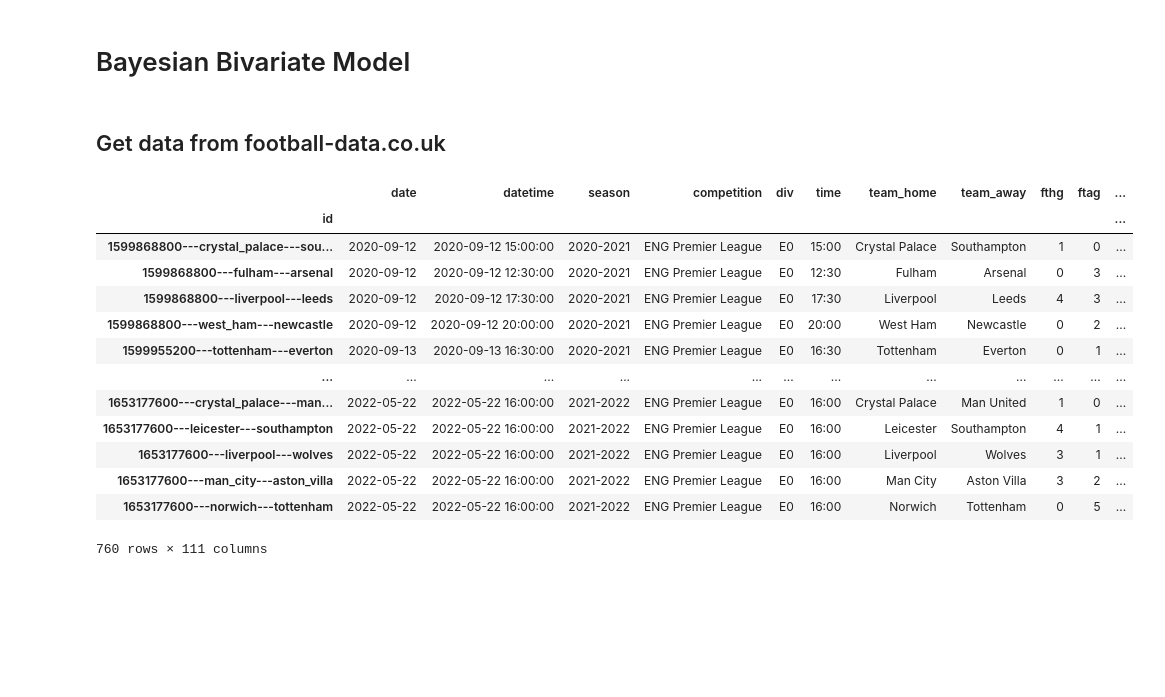
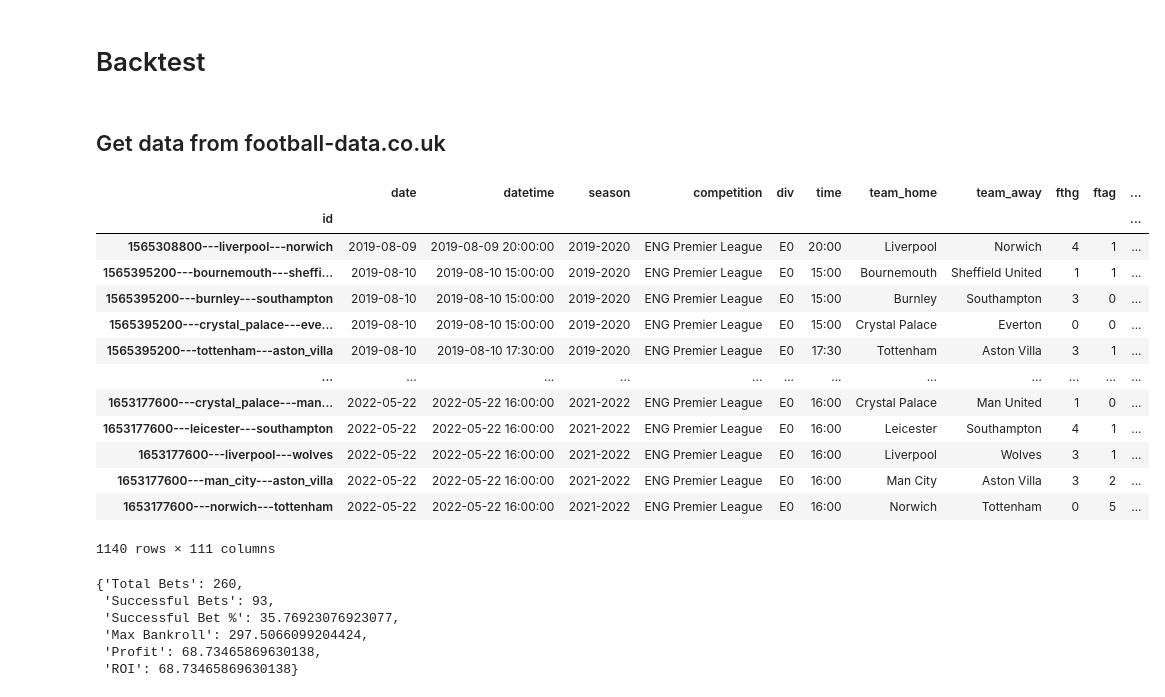
Before and after one commit to martineastwood/penaltyblog, a Jupyter notebook: examples/backtest/backtest.ipynb, the cells around one changed output. Cells and saved outputs as stored; diff of their text form; code cells hidden in the pictures; blank space fills up the shorter version.

```diff
--- a/examples/backtest/backtest.ipynb
+++ b/examples/backtest/backtest.ipynb
@@ -1,5 +1,5 @@
 # %% [markdown]
-# Bayesian Bivariate Model
+# Backtest
 # %%
 import sys
 
@@ -14,27 +14,48 @@ import penaltyblog as pb
 # %%
 df = pd.concat(
     [
-        # pb.scrapers.FootballData("ENG Premier League", "2017-2018").get_fixtures(),
-        # pb.scrapers.FootballData("ENG Premier League", "2018-2019").get_fixtures(),
-        # pb.scrapers.FootballData("ENG Premier League", "2019-2020").get_fixtures(),
+        pb.scrapers.FootballData("ENG Premier League", "2019-2020").get_fixtures(),
         pb.scrapers.FootballData("ENG Premier League", "2020-2021").get_fixtures(),
         pb.scrapers.FootballData("ENG Premier League", "2021-2022").get_fixtures(),
     ]
 )
 
 df
 # %% [output]
 |  | date | datetime | season | competition | div | time | team_home | team_away | fthg | ftag | ... |
 | id |  |  |  |  |  |  |  |  |  |  | ... |
-| 1599868800---crystal_palace---sou... | 2020-09-12 | 2020-09-12 15:00:00 | 2020-2021 | ENG Premier League | E0 | 15:00 | Crystal Palace | Southampton | 1 | 0 | ... |
-| 1599868800---fulham---arsenal | 2020-09-12 | 2020-09-12 12:30:00 | 2020-2021 | ENG Premier League | E0 | 12:30 | Fulham | Arsenal | 0 | 3 | ... |
-| 1599868800---liverpool---leeds | 2020-09-12 | 2020-09-12 17:30:00 | 2020-2021 | ENG Premier League | E0 | 17:30 | Liverpool | Leeds | 4 | 3 | ... |
-| 1599868800---west_ham---newcastle | 2020-09-12 | 2020-09-12 20:00:00 | 2020-2021 | ENG Premier League | E0 | 20:00 | West Ham | Newcastle | 0 | 2 | ... |
-| 1599955200---tottenham---everton | 2020-09-13 | 2020-09-13 16:30:00 | 2020-2021 | ENG Premier League | E0 | 16:30 | Tottenham | Everton | 0 | 1 | ... |
+| 1565308800---liverpool---norwich | 2019-08-09 | 2019-08-09 20:00:00 | 2019-2020 | ENG Premier League | E0 | 20:00 | Liverpool | Norwich | 4 | 1 | ... |
+| 1565395200---bournemouth---sheffi... | 2019-08-10 | 2019-08-10 15:00:00 | 2019-2020 | ENG Premier League | E0 | 15:00 | Bournemouth | Sheffield United | 1 | 1 | ... |
+| 1565395200---burnley---southampton | 2019-08-10 | 2019-08-10 15:00:00 | 2019-2020 | ENG Premier League | E0 | 15:00 | Burnley | Southampton | 3 | 0 | ... |
+| 1565395200---crystal_palace---eve... | 2019-08-10 | 2019-08-10 15:00:00 | 2019-2020 | ENG Premier League | E0 | 15:00 | Crystal Palace | Everton | 0 | 0 | ... |
+| 1565395200---tottenham---aston_villa | 2019-08-10 | 2019-08-10 17:30:00 | 2019-2020 | ENG Premier League | E0 | 17:30 | Tottenham | Aston Villa | 3 | 1 | ... |
 | ... | ... | ... | ... | ... | ... | ... | ... | ... | ... | ... | ... |
 | 1653177600---crystal_palace---man... | 2022-05-22 | 2022-05-22 16:00:00 | 2021-2022 | ENG Premier League | E0 | 16:00 | Crystal Palace | Man United | 1 | 0 | ... |
 | 1653177600---leicester---southampton | 2022-05-22 | 2022-05-22 16:00:00 | 2021-2022 | ENG Premier League | E0 | 16:00 | Leicester | Southampton | 4 | 1 | ... |
 | 1653177600---liverpool---wolves | 2022-05-22 | 2022-05-22 16:00:00 | 2021-2022 | ENG Premier League | E0 | 16:00 | Liverpool | Wolves | 3 | 1 | ... |
 | 1653177600---man_city---aston_villa | 2022-05-22 | 2022-05-22 16:00:00 | 2021-2022 | ENG Premier League | E0 | 16:00 | Man City | Aston Villa | 3 | 2 | ... |
 | 1653177600---norwich---tottenham | 2022-05-22 | 2022-05-22 16:00:00 | 2021-2022 | ENG Premier League | E0 | 16:00 | Norwich | Tottenham | 0 | 5 | ... |
-760 rows × 111 columns
+1140 rows × 111 columns
+# %%
+def logic(ctx):
+    fixture = ctx.fixture
+    account = ctx.account
+
+    if 2.5 <= fixture["b365_a"] <= 4.0:
+        account.place_bet(
+            fixture["b365_a"],
+            account.current_bankroll * 0.025,
+            1 if ctx.fixture["ftr"] == "A" else 0,
+        )
+
+
+backtest = pb.backtest.Backtest(df, "2020-04-01", "2022-06-01", True)
+backtest.start(100, logic)
+backtest.results()
+# %% [output]
+{'Total Bets': 260,
+ 'Successful Bets': 93,
+ 'Successful Bet %': 35.76923076923077,
+ 'Max Bankroll': 297.5066099204424,
+ 'Profit': 68.73465869630138,
+ 'ROI': 68.73465869630138}
```
Also changed, not shown: parts of 5 cells of this notebook, 3 other files.
